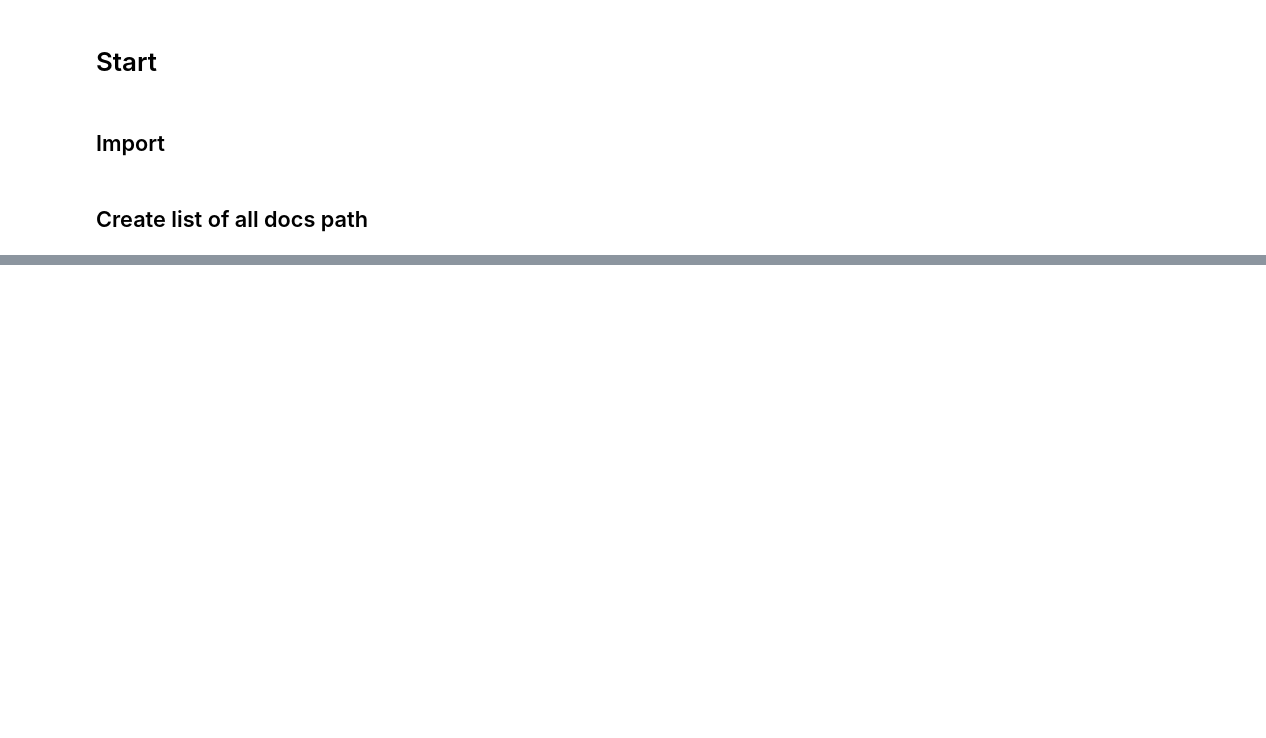
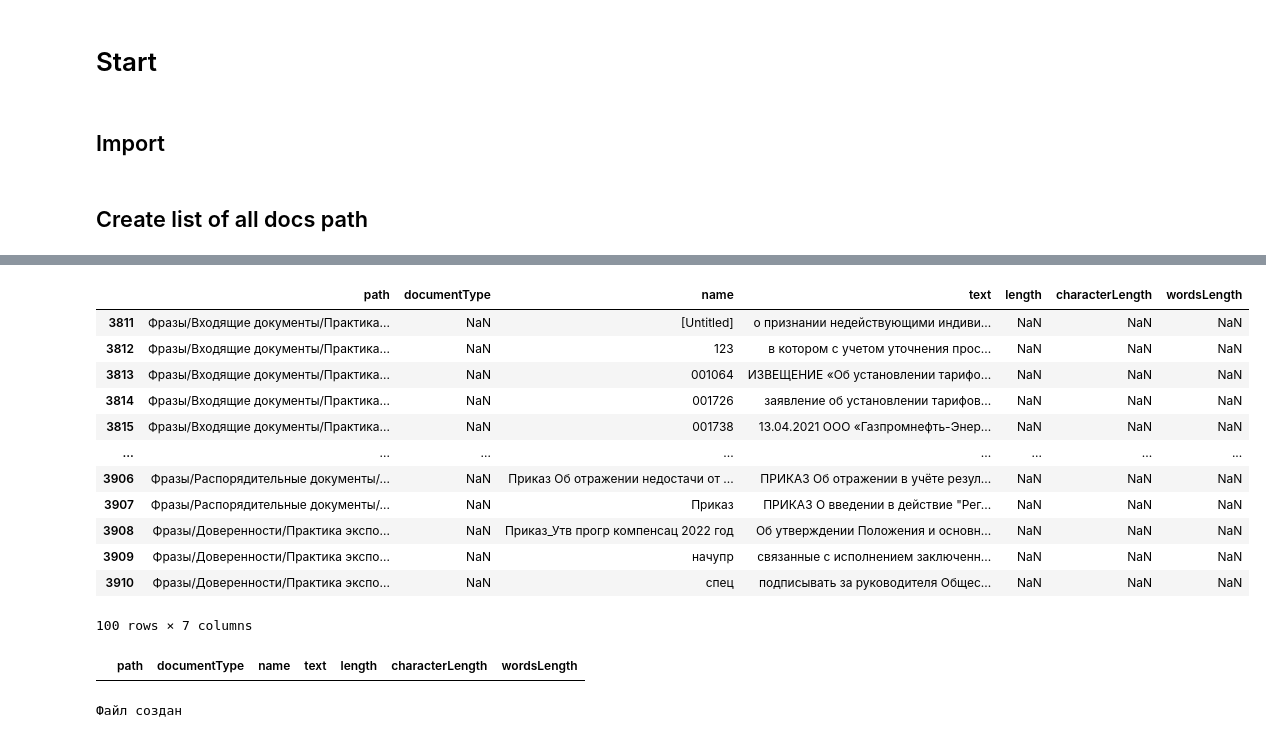
Before and after one commit to nemoware/doc-classifier, a Jupyter notebook: main.ipynb, the cells around one changed output, grey strips where cells are left out. Cells and saved outputs as stored; diff of their text form; code cells hidden in the pictures; blank space fills up the shorter version.

```diff
--- a/main.ipynb
+++ b/main.ipynb
@@ -237,0 +260,7 @@ finally:
+# %%
+df = pd.read_excel(open('Фразы для Классификатора.xlsx', 'rb'), sheet_name='Лист1', skiprows=1)
+# %%
+df = df.drop(df.columns[[3, 4]], axis=1)
+df = df.rename(columns={df.columns[0]: "path", df.columns[1]: "name", df.columns[2]: "text"})
+# df = df.index.names = ['path']
+df.head(10)
@@ -237,0 +279,15 @@ finally:
+# %%
+path = ''
+for index, row in df.iterrows():
+    if len(df) != index + 1 and not pd.isnull(row.str.isdigit()['path']) and not pd.isnull(
+            df.iloc[index + 1].str.isdigit()['path']):
+        path = "Фразы/" + df.iloc[index + 1]['path'] + '/' + row['path'] + '/'
+
+    if pd.isnull(row.str.isdigit()['path']) and path:
+        if len(df) != index + 1 and not pd.isnull(
+                df.iloc[index + 1].str.isdigit()['path']):
+            path = 'Фразы/' + df.iloc[index + 1]['path'] + '/' + Path(path).parts[2] + '/'
+
+        df.at[index, 'path'] = path + str(row['name'])
+df = df.dropna()
+df = df.reset_index(drop=True)
@@ -238,2 +312,3 @@ finally:
 # %%
-df = pd.read_excel(open('classifier.xlsx', 'rb'), sheet_name='good', index_col=0)
+df_classifier = pd.read_excel(open('classifier.xlsx', 'rb'), sheet_name='good', index_col=0)
+df_classifier_bad = pd.read_excel(open('classifier.xlsx', 'rb'), sheet_name='bad', index_col=0)
@@ -240,2 +356,37 @@ df = pd.read_excel(open('classifier.xlsx', 'rb'), sheet_name='good', index_col=0
+# %%
+concat = pd.concat([df_classifier, df[['path', 'text', 'name']]])
+concat = concat.reset_index(drop=True)
+concat.tail(100)
+# %% [output]
+|  | path | documentType | name | text | length | characterLength | wordsLength |
+| 3811 | Фразы/Входящие документы/Практика... | NaN | [Untitled] | о признании недействующими индиви... | NaN | NaN | NaN |
+| 3812 | Фразы/Входящие документы/Практика... | NaN | 123 | в котором с учетом уточнения прос... | NaN | NaN | NaN |
+| 3813 | Фразы/Входящие документы/Практика... | NaN | 001064 | ИЗВЕЩЕНИЕ «Об установлении тарифо... | NaN | NaN | NaN |
+| 3814 | Фразы/Входящие документы/Практика... | NaN | 001726 | заявление об установлении тарифов... | NaN | NaN | NaN |
+| 3815 | Фразы/Входящие документы/Практика... | NaN | 001738 | 13.04.2021 ООО «Газпромнефть-Энер... | NaN | NaN | NaN |
+| ... | ... | ... | ... | ... | ... | ... | ... |
+| 3906 | Фразы/Распорядительные документы/... | NaN | Приказ Об отражении недостачи от ... | ПРИКАЗ Об отражении в учёте резул... | NaN | NaN | NaN |
+| 3907 | Фразы/Распорядительные документы/... | NaN | Приказ | ПРИКАЗ О введении в действие "Рег... | NaN | NaN | NaN |
+| 3908 | Фразы/Доверенности/Практика экспо... | NaN | Приказ_Утв прогр компенсац 2022 год | Об утверждении Положения и основн... | NaN | NaN | NaN |
+| 3909 | Фразы/Доверенности/Практика экспо... | NaN | начупр | связанные с исполнением заключенн... | NaN | NaN | NaN |
+| 3910 | Фразы/Доверенности/Практика экспо... | NaN | спец | подписывать за руководителя Общес... | NaN | NaN | NaN |
+100 rows × 7 columns
 # %%
-df[df['text'].apply(lambda x: not isinstance(x, str))]
+df_classifier[df_classifier['text'].apply(lambda x: not isinstance(x, str))]
+# %% [output]
+|  | path | documentType | name | text | length | characterLength | wordsLength |
+# %%
+with pd.ExcelWriter("classifier.xlsx", engine="xlsxwriter",
+                    engine_kwargs={'options': {'strings_to_urls': False}}) as writer:
+    # writer = pd.ExcelWriter("classifier.xlsx", engine='xlsxwriter')
+
+    concat.to_excel(writer, 'good', engine='xlsxwriter')
+    sheets_good = writer.sheets['good']
+    sheets_good.autofilter(0, 0, df.shape[0], df.shape[1])
+
+    df_classifier_bad.to_excel(writer, 'bad', engine='xlsxwriter')
+    sheets_bad = writer.sheets['bad']
+    sheets_bad.autofilter(0, 0, df.shape[0], df.shape[1])
+    print("\nФайл создан")
+# %% [output]
+Файл создан
```
Also changed, not shown: parts of 10 cells of this notebook, 2 other files.
